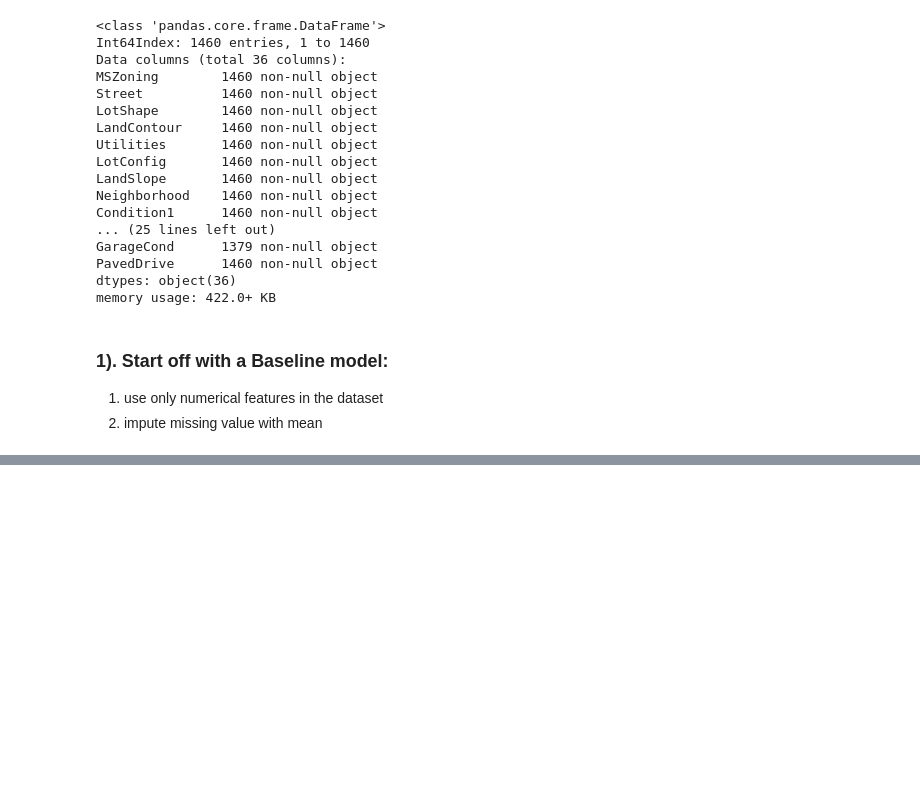
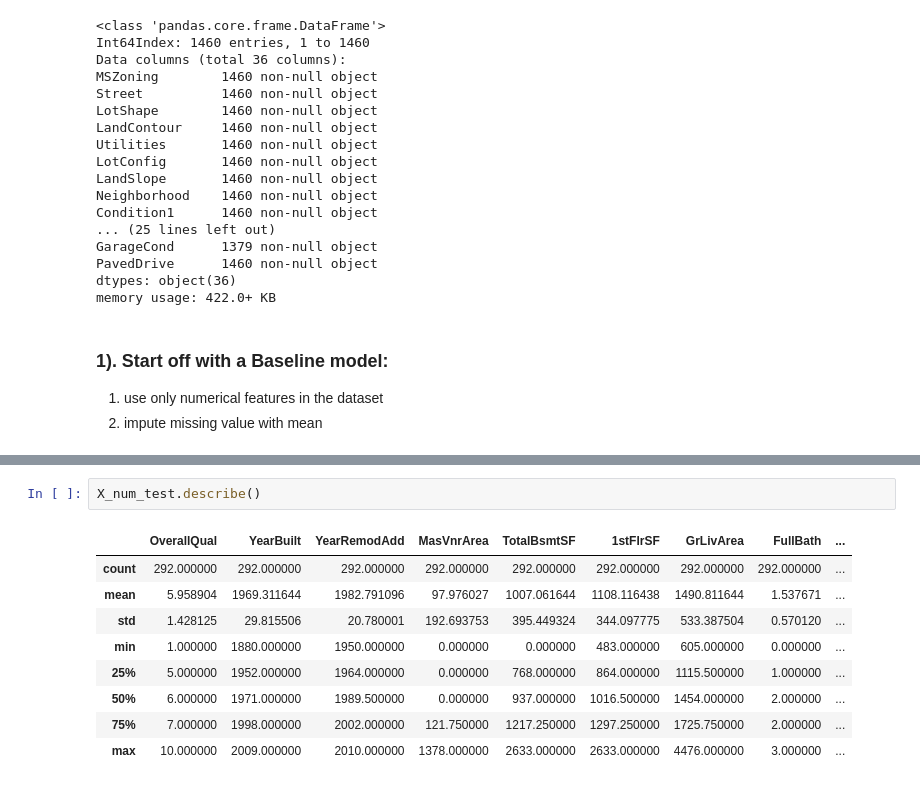
Before and after one commit to MTang0728/Ames_Housing_Price_Competition, a Jupyter notebook: Price_Prediction.ipynb, the cells around one changed output, grey strips where cells are left out. Cells and saved outputs as stored; diff of their text form; blank space fills up the shorter version.

```diff
--- a/Price_Prediction.ipynb
+++ b/Price_Prediction.ipynb
@@ -156,0 +250,12 @@ In-Sample mean-absolute-error is: 961.8105067422945
+# %%
+X_num_test.describe()
+# %% [output]
+|  | OverallQual | YearBuilt | YearRemodAdd | MasVnrArea | TotalBsmtSF | 1stFlrSF | GrLivArea | FullBath | ... |
+| count | 292.000000 | 292.000000 | 292.000000 | 292.000000 | 292.000000 | 292.000000 | 292.000000 | 292.000000 | ... |
+| mean | 5.958904 | 1969.311644 | 1982.791096 | 97.976027 | 1007.061644 | 1108.116438 | 1490.811644 | 1.537671 | ... |
+| std | 1.428125 | 29.815506 | 20.780001 | 192.693753 | 395.449324 | 344.097775 | 533.387504 | 0.570120 | ... |
+| min | 1.000000 | 1880.000000 | 1950.000000 | 0.000000 | 0.000000 | 483.000000 | 605.000000 | 0.000000 | ... |
+| 25% | 5.000000 | 1952.000000 | 1964.000000 | 0.000000 | 768.000000 | 864.000000 | 1115.500000 | 1.000000 | ... |
+| 50% | 6.000000 | 1971.000000 | 1989.500000 | 0.000000 | 937.000000 | 1016.500000 | 1454.000000 | 2.000000 | ... |
+| 75% | 7.000000 | 1998.000000 | 2002.000000 | 121.750000 | 1217.250000 | 1297.250000 | 1725.750000 | 2.000000 | ... |
+| max | 10.000000 | 2009.000000 | 2010.000000 | 1378.000000 | 2633.000000 | 2633.000000 | 4476.000000 | 3.000000 | ... |
```
Also changed, not shown: parts of 12 cells of this notebook.
